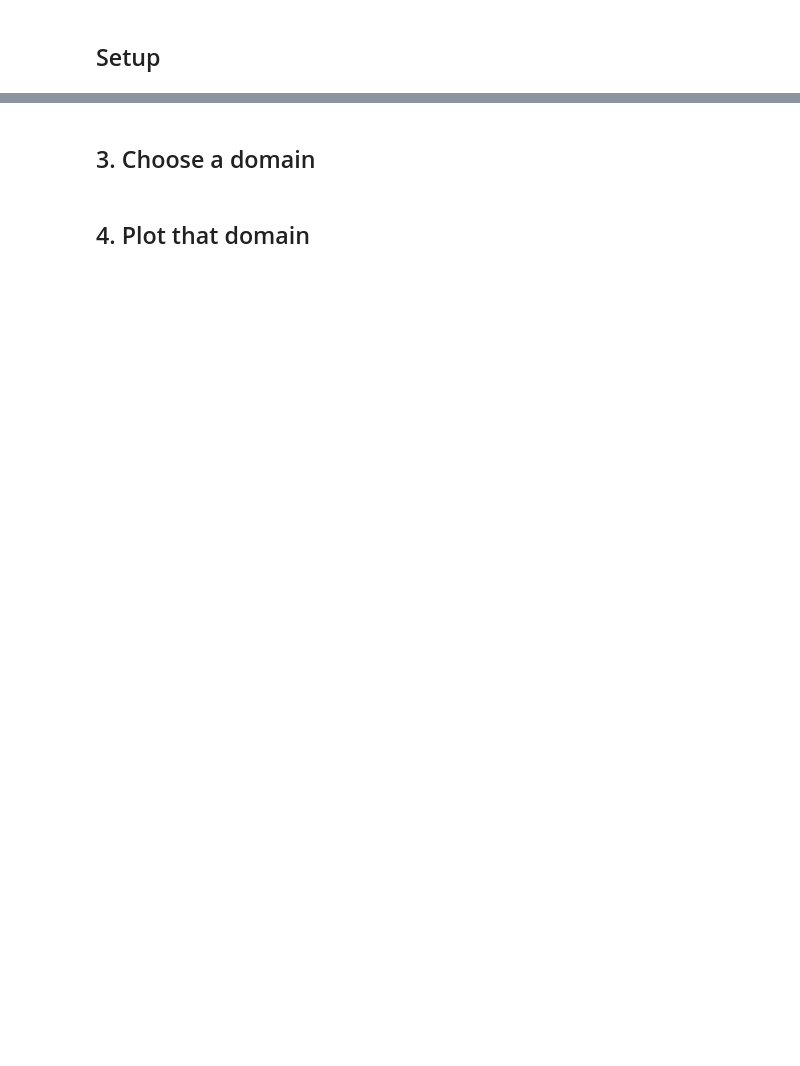
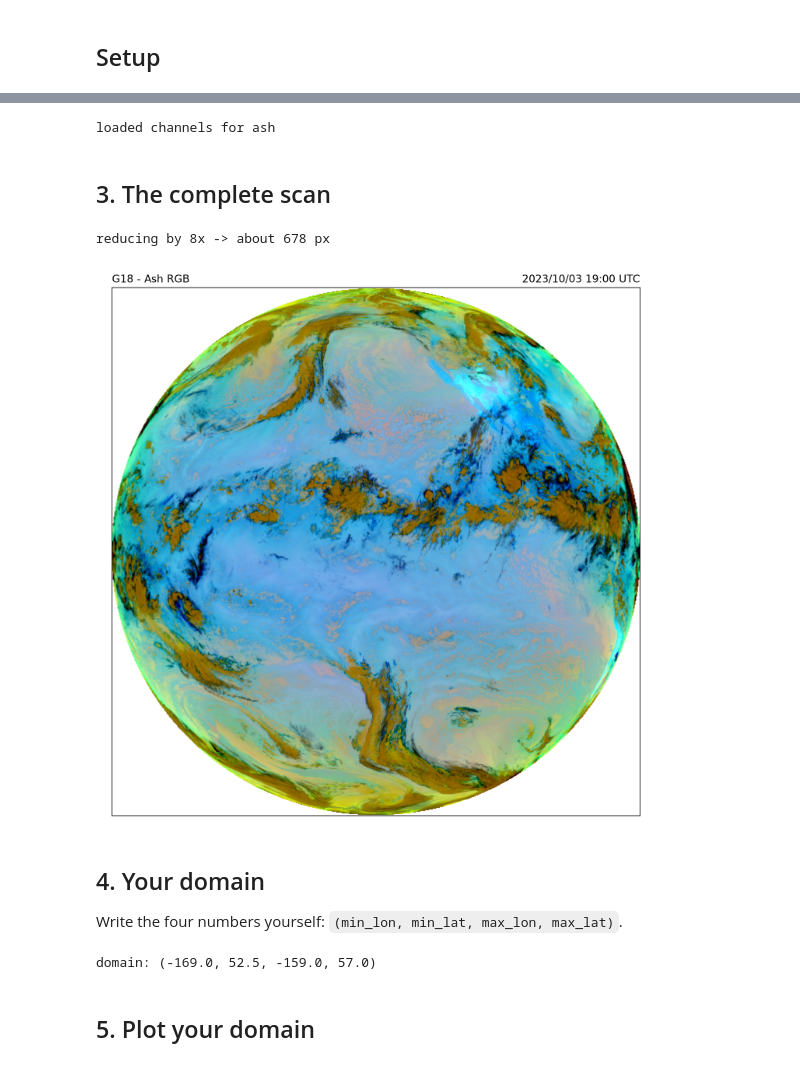
Before and after one commit to rmsm95/GOES-VIIRS-Imagery-Guide, a Jupyter notebook: notebooks/05_ash_rgb.ipynb, the cells around one changed output, grey strips where cells are left out. Saved outputs shown, nothing was run; the diff lists cells and outputs as text; code cells hidden in the pictures; blank space fills up the shorter version.

```diff
--- a/notebooks/05_ash_rgb.ipynb
+++ b/notebooks/05_ash_rgb.ipynb
@@ -80,2 +119,0 @@ display(Image(filename=str(out_full)))
-# %% [markdown]
-## 3. Choose a domain
@@ -88,2 +120,59 @@ print(f"{DOMAIN_NAME}: {DOMAIN}")
+# %%
+COMPOSITE = "ash"
+TITLE = "Ash RGB"
+
+OUT_FULL = Path("../output/ash_rgb_full.png")
+OUT_DOMAIN = Path("../output/ash_rgb_domain.png")
+OUT_FULL.parent.mkdir(parents=True, exist_ok=True)
+
+scene = Scene(reader="abi_l1b", filenames=files)
+# generate=False keeps the channels as plain 2-D arrays. The RGB is built later,
+# after resampling -- an already-built 3-D composite cannot be aggregated.
+scene.load([COMPOSITE], generate=False)
+print("loaded channels for", COMPOSITE)
+# %% [output]
+loaded channels for ash
+# %% [markdown]
+## 3. The complete scan
+# %%
+# The composite is built on the coarsest common grid and reduced in size,
+# otherwise a Full Disk RGB is very heavy (C02 alone is 21696 x 21696).
+# The reduction factor must divide the 0.5 / 1 / 2 km ABI grids evenly, so use
+# a power of two. Raise TARGET_PIXELS for a sharper (heavier) overview.
+TARGET_PIXELS = 1200
+area = scene.coarsest_area()
+step = 2 ** max(0, math.ceil(math.log2(max(area.width, area.height) / TARGET_PIXELS)))
+print(f"reducing by {step}x -> about {area.width // step} px")
+small = scene.resample(area.aggregate(x=step, y=step), resampler="native")
+try:
+    small[COMPOSITE]
+except KeyError:
+    small.load([COMPOSITE], generate=True)
+
+picture = get_enhanced_image(small[COMPOSITE]).pil_image()
+
+fig, ax = plt.subplots(figsize=(9, 9))
+ax.imshow(picture, origin="upper")
+ax.set_title("G18 - " + TITLE, loc="left")
+ax.set_title(f"{small[COMPOSITE].attrs['start_time']:%Y/%m/%d %H:%M} UTC", loc="right")
+ax.set_xticks([]); ax.set_yticks([])
+fig.tight_layout()
+fig.savefig(OUT_FULL, dpi=DPI)
+plt.close(fig)
+display(Image(filename=str(OUT_FULL)))
+# %% [output]
+reducing by 8x -> about 678 px
+[figure, added]
+# %% [markdown]
+## 4. Your domain
+
+Write the four numbers yourself: `(min_lon, min_lat, max_lon, max_lat)`.
+# %%
+DOMAIN = (-169.0, 52.5, -159.0, 57.0)
+RESOLUTION = 0.02
+
+print("domain:", DOMAIN)
+# %% [output]
+domain: (-169.0, 52.5, -159.0, 57.0)
 # %% [markdown]
-## 4. Plot that domain
+## 5. Plot your domain
```
Also changed, not shown: parts of 16 cells of this notebook, 9 other files.
